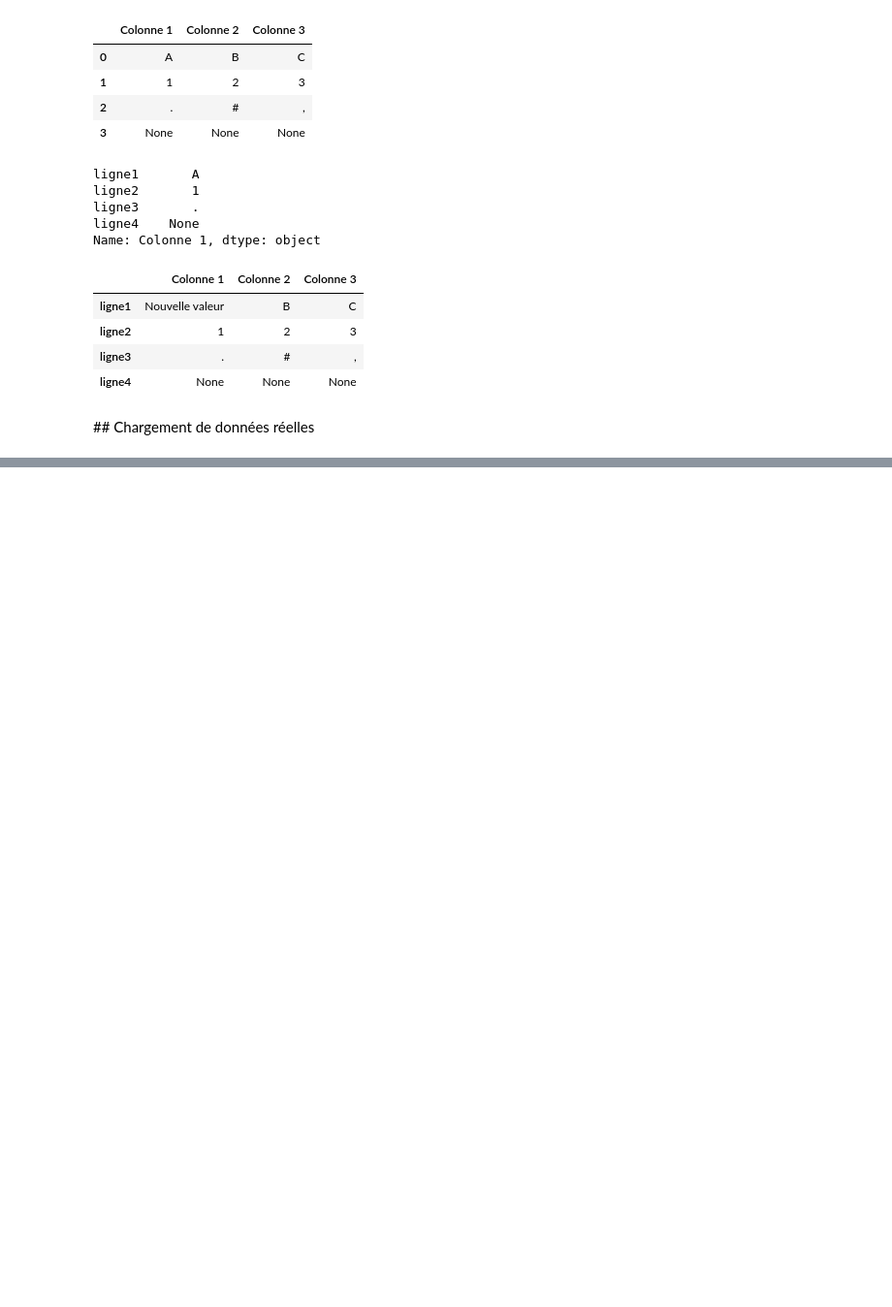
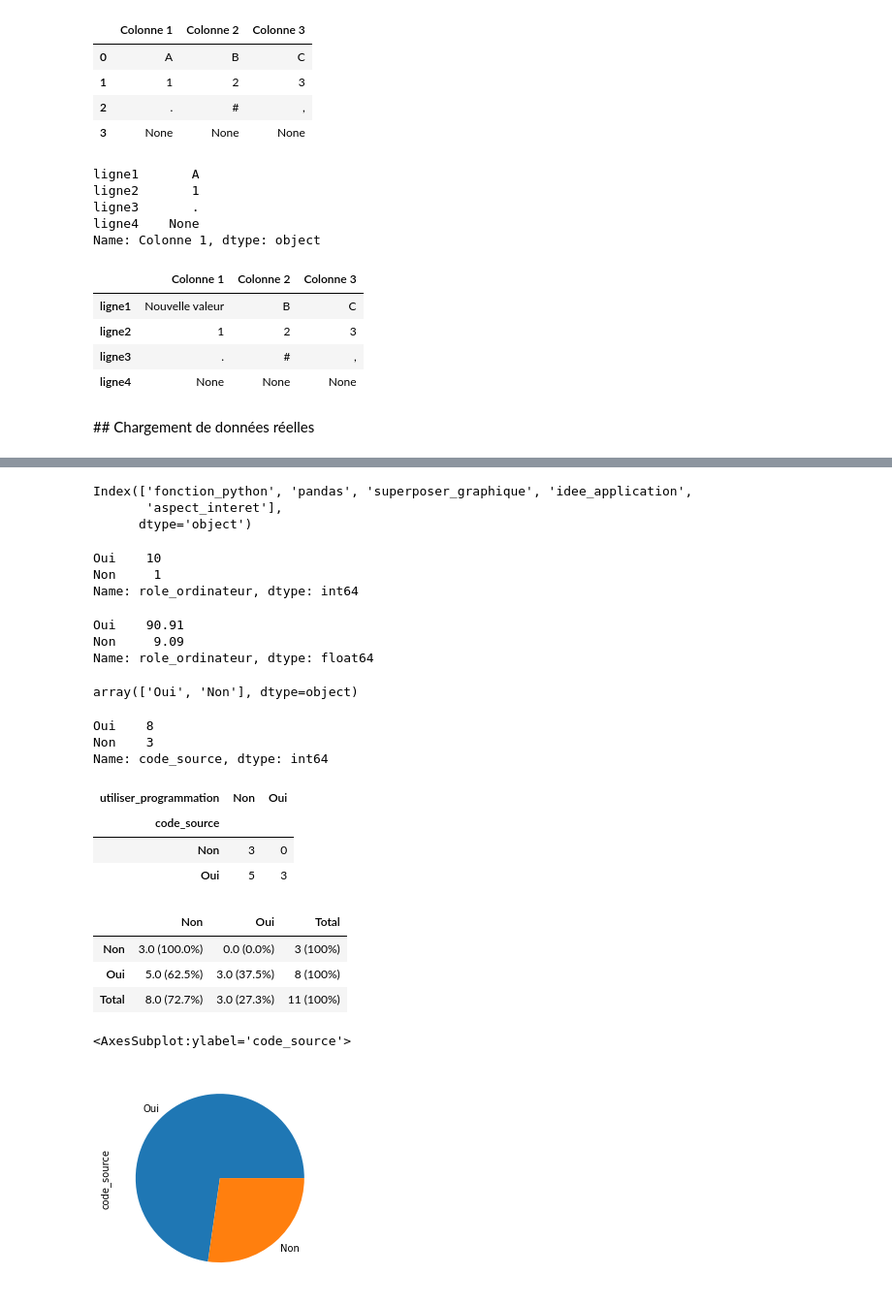
Before and after one commit to pyshs/Formation-2022-PUD-Marseille, a Jupyter notebook: Moment 3 - Introduction à Pandas - 1h30/Découverte de Pandas.ipynb, the cells around one changed output, grey strips where cells are left out. Shown at 97% size. Cells and saved outputs as stored; diff of their text form; code cells hidden in the pictures; blank space fills up the shorter version.

```diff
--- a/Moment 3 - Introduction à Pandas - 1h30/Découverte de Pandas.ipynb
+++ b/Moment 3 - Introduction à Pandas - 1h30/Découverte de Pandas.ipynb
@@ -100,0 +101,44 @@ df
+# %%
+df.columns
+# %% [output]
+Index(['fonction_python', 'pandas', 'superposer_graphique', 'idee_application',
+       'aspect_interet'],
+      dtype='object')
+# %%
+df["role_ordinateur"].value_counts()
+# %% [output]
+Oui    10
+Non     1
+Name: role_ordinateur, dtype: int64
+# %%
+round(df["role_ordinateur"].value_counts(normalize=True)*100,2)
+# %% [output]
+Oui    90.91
+Non     9.09
+Name: role_ordinateur, dtype: float64
+# %%
+df["role_ordinateur"].unique()
+# %% [output]
+array(['Oui', 'Non'], dtype=object)
+# %%
+df["code_source"].value_counts()
+# %% [output]
+Oui    8
+Non    3
+Name: code_source, dtype: int64
+# %%
+pd.crosstab(df["code_source"],df["utiliser_programmation"])
+# %% [output]
+| utiliser_programmation | Non | Oui |
+| code_source |  |  |
+| Non | 3 | 0 |
+| Oui | 5 | 3 |
+# %%
+#!pip install pyshs
+import pyshs
+pyshs.tableau_croise(df,"code_source","utiliser_programmation")
+# %% [output]
+|  | Non | Oui | Total |
+| Non | 3.0 (100.0%) | 0.0 (0.0%) | 3 (100%) |
+| Oui | 5.0 (62.5%) | 3.0 (37.5%) | 8 (100%) |
+| Total | 8.0 (72.7%) | 3.0 (27.3%) | 11 (100%) |
@@ -100,0 +150,5 @@ df
+# %%
+df["code_source"].value_counts().plot(kind="pie")
+# %% [output]
+<AxesSubplot:ylabel='code_source'>
+[figure, added]
```
Also changed, not shown: parts of 7 cells of this notebook, 3 other files.
